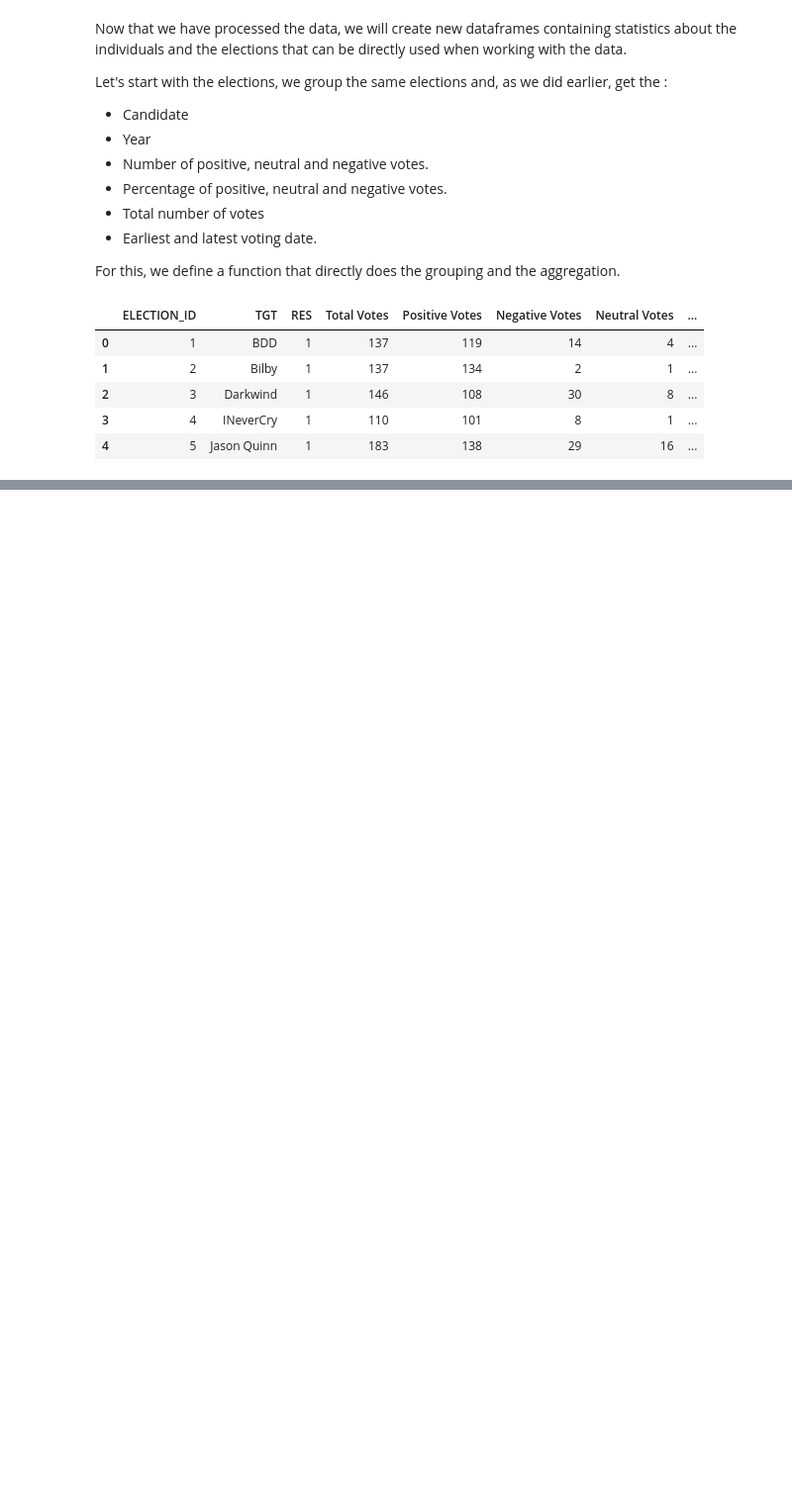
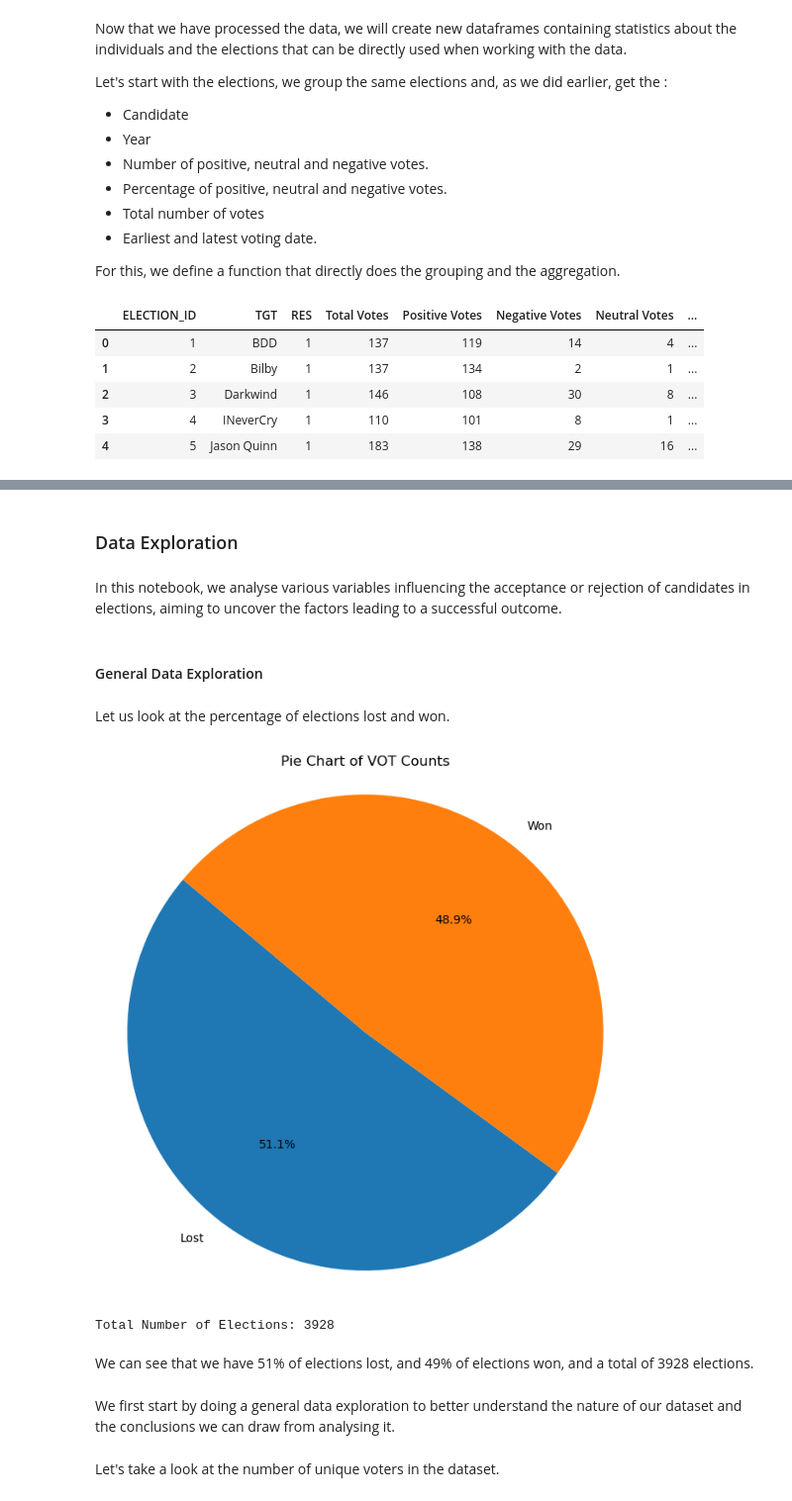
Before and after one commit to epfl-ada/ada-2023-project-datanauts23, a Jupyter notebook: data_processing.ipynb, the cells around one changed output, grey strips where cells are left out. Shown at 99% size. Cells and saved outputs as stored; diff of their text form; code cells hidden in the pictures; blank space fills up the shorter version.

Commit message:
Advancing in final notebook

```diff
--- a/data_processing.ipynb
+++ b/data_processing.ipynb
@@ -780,0 +611,32 @@ voters_df
+# %% [markdown]
+### Data Exploration
+# %% [markdown]
+In this notebook, we analyse various variables influencing the acceptance or rejection of candidates in elections, aiming to uncover the factors leading to a successful outcome.
+# %% [markdown]
+#### General Data Exploration
+# %% [markdown]
+Let us look at the percentage of elections lost and won.
+# %%
+election_results_counts = elections_df['RES'].value_counts()
+
+label_map = {1: 'Won', 0: 'Lost'}
+election_labels = [label_map[val] for val in election_results_counts.index]
+
+plt.figure(figsize=(8, 8))
+plt.pie(election_results_counts, labels=election_labels, autopct='%1.1f%%', startangle=140)
+plt.title('Pie Chart of VOT Counts')
+plt.axis('equal')  # Equal aspect ratio ensures that pie is drawn as a circle
+
+plt.show()
+# %% [output]
+[figure, added]
+# %%
+print(f'Total Number of Elections: {len(elections_df)}')
+# %% [output]
+Total Number of Elections: 3928
+# %% [markdown]
+We can see that we have 51% of elections lost, and 49% of elections won, and a total of 3928 elections.
+# %% [markdown]
+We first start by doing a general data exploration to better understand the nature of our dataset and the conclusions we can draw from analysing it.
+# %% [markdown]
+Let's take a look at the number of unique voters in the dataset.
```
Also changed, not shown: parts of 140 cells of this notebook, 2 other files.
